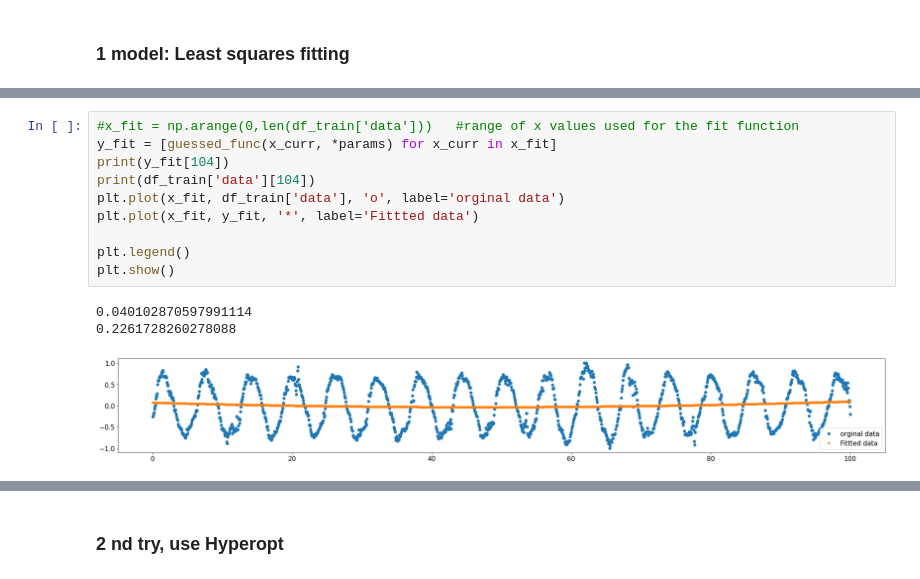
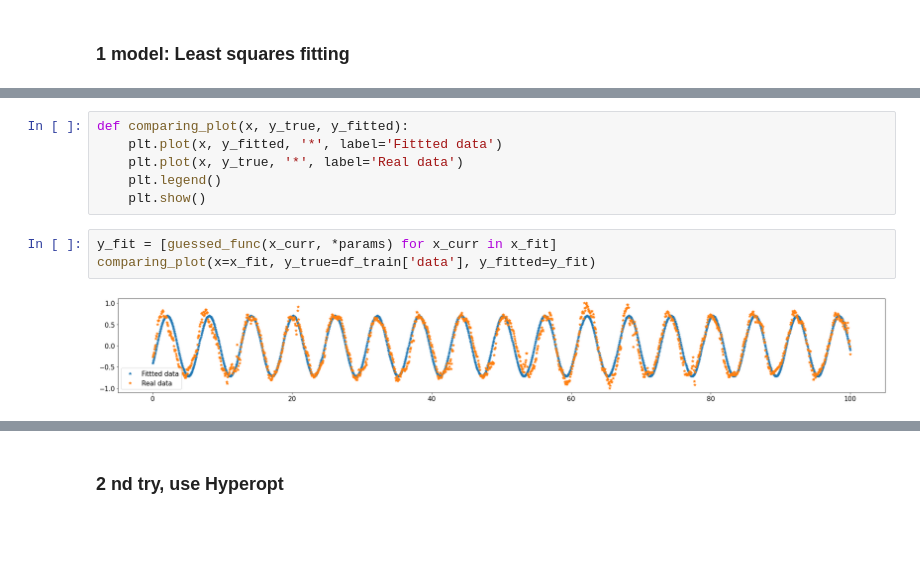
Before and after one commit to vladislav3112/time-series-exploration-testtask, a Jupyter notebook: metric_analysis.ipynb, the cells around one changed output, grey strips where cells are left out. Cells and saved outputs as stored; diff of their text form; blank space fills up the shorter version.

```diff
--- a/metric_analysis.ipynb
+++ b/metric_analysis.ipynb
@@ -198,14 +197,11 @@ NameError: name 'params' is not defined
-# %%
-#x_fit = np.arange(0,len(df_train['data']))   #range of x values used for the fit function
-y_fit = [guessed_func(x_curr, *params) for x_curr in x_fit]
-print(y_fit[104])
-print(df_train['data'][104])
-plt.plot(x_fit, df_train['data'], 'o', label='orginal data')
-plt.plot(x_fit, y_fit, '*', label='Fittted data')
-
-plt.legend()
-plt.show()
-# %% [output]
-0.040102870597991114
-0.2261728260278088
-[figure, removed]
+# %%
+def comparing_plot(x, y_true, y_fitted):
+    plt.plot(x, y_fitted, '*', label='Fittted data')
+    plt.plot(x, y_true, '*', label='Real data')
+    plt.legend()
+    plt.show()
+# %%
+y_fit = [guessed_func(x_curr, *params) for x_curr in x_fit]
+comparing_plot(x=x_fit, y_true=df_train['data'], y_fitted=y_fit)
+# %% [output]
+[figure, added]
```
Also changed, not shown: parts of 13 cells of this notebook.
